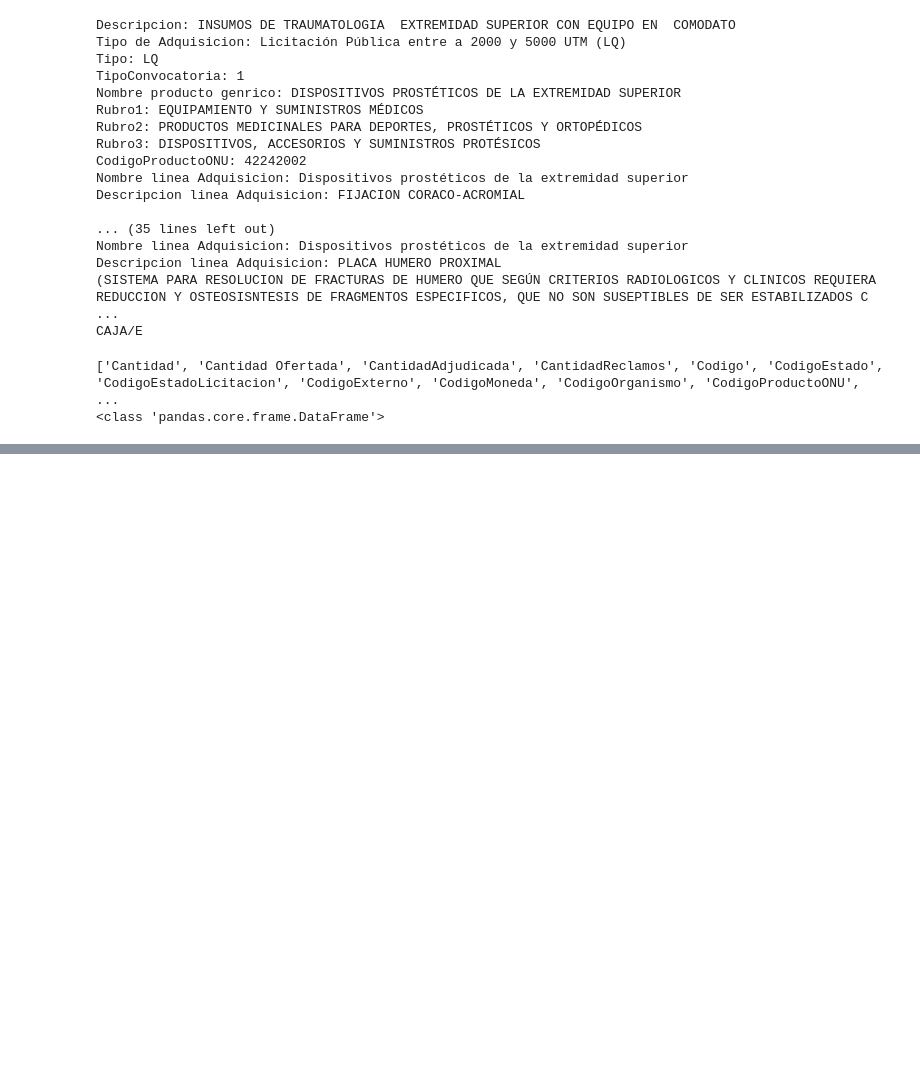
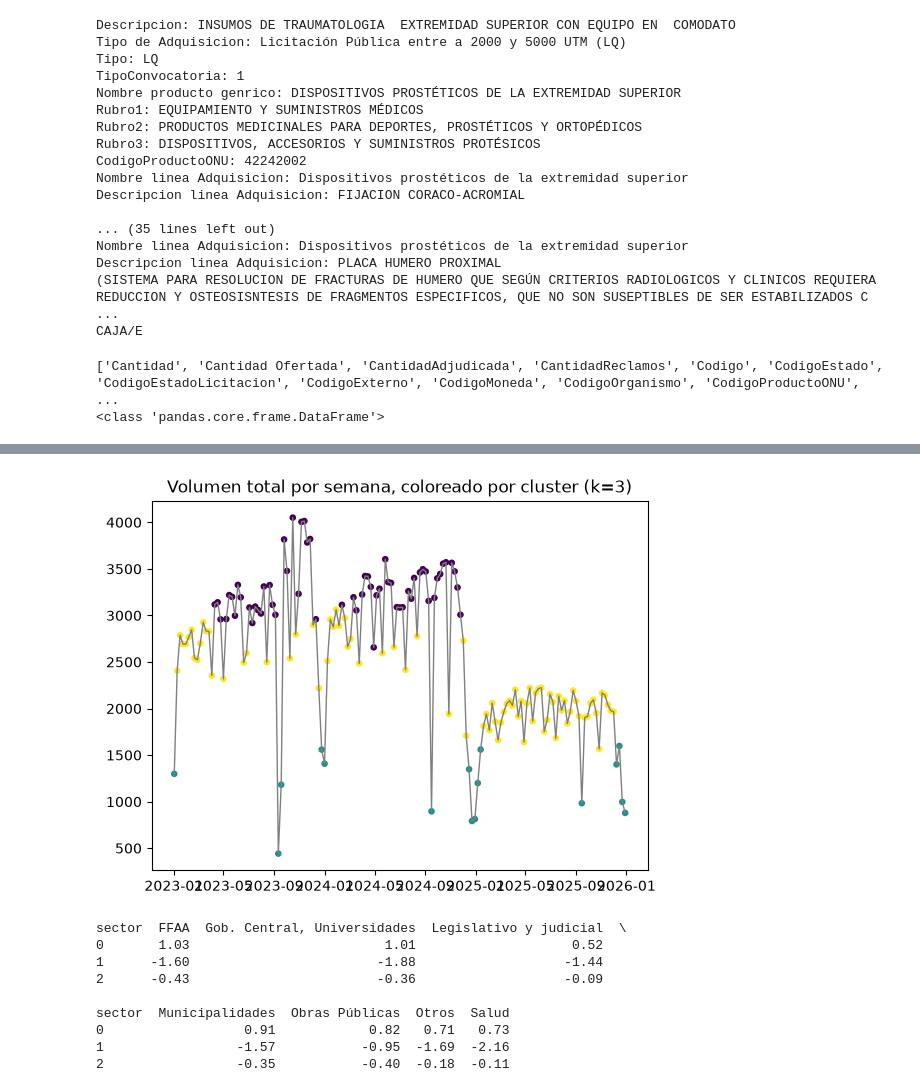
Before and after one commit to josegdotcom/Proyecto-mine_datos, a Jupyter notebook: visualizar.ipynb, the cells around one changed output, grey strips where cells are left out. Drawn from its saved outputs; the diff is of its cells as text; code cells hidden in the pictures; blank space fills up the shorter version.

```diff
--- a/visualizar.ipynb
+++ b/visualizar.ipynb
@@ -77,0 +106,27 @@ print(type(df))
+# %%
+k = 3
+df = df[df["sector"] != "SINDATO"]
+P = df.pivot(index="Semana", columns="sector", values="Volumen_Licitaciones")
+fechas = pd.to_datetime(P.index.str.split("/").str[0])
+X = StandardScaler().fit_transform(P)
+
+km = KMeans(n_clusters=k, n_init=20, random_state=42)
+labels = km.fit_predict(X)
+
+plt.plot(fechas, P.sum(axis=1), color="gray", lw=1)
+plt.scatter(fechas, P.sum(axis=1), c=labels, s=14)
+plt.title(f"Volumen total por semana, coloreado por cluster (k={k})")
+plt.show()
+
+print(pd.DataFrame(km.cluster_centers_, columns=P.columns).round(2))
+# %% [output]
+[figure, added]
+sector  FFAA  Gob. Central, Universidades  Legislativo y judicial  \
+0       1.03                         1.01                    0.52
+1      -1.60                        -1.88                   -1.44
+2      -0.43                        -0.36                   -0.09
+
+sector  Municipalidades  Obras Públicas  Otros  Salud
+0                  0.91            0.82   0.71   0.73
+1                 -1.57           -0.95  -1.69  -2.16
+2                 -0.35           -0.40  -0.18  -0.11
```
Also changed, not shown: parts of 2 cells of this notebook.
